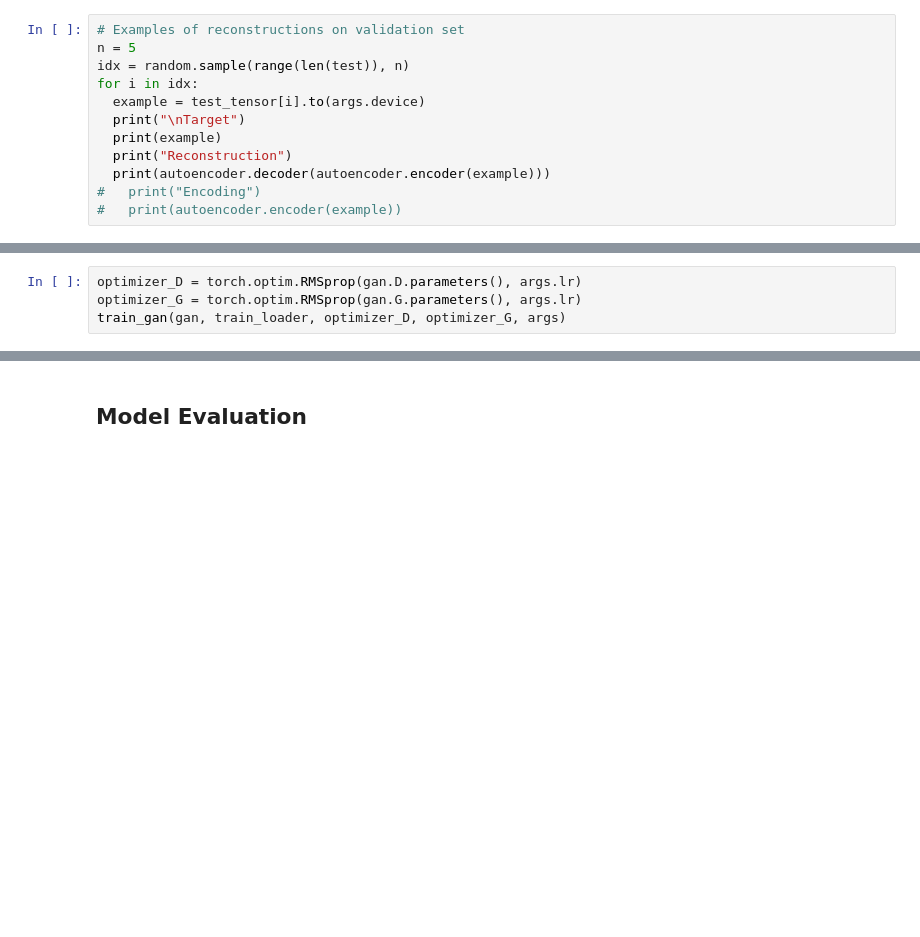
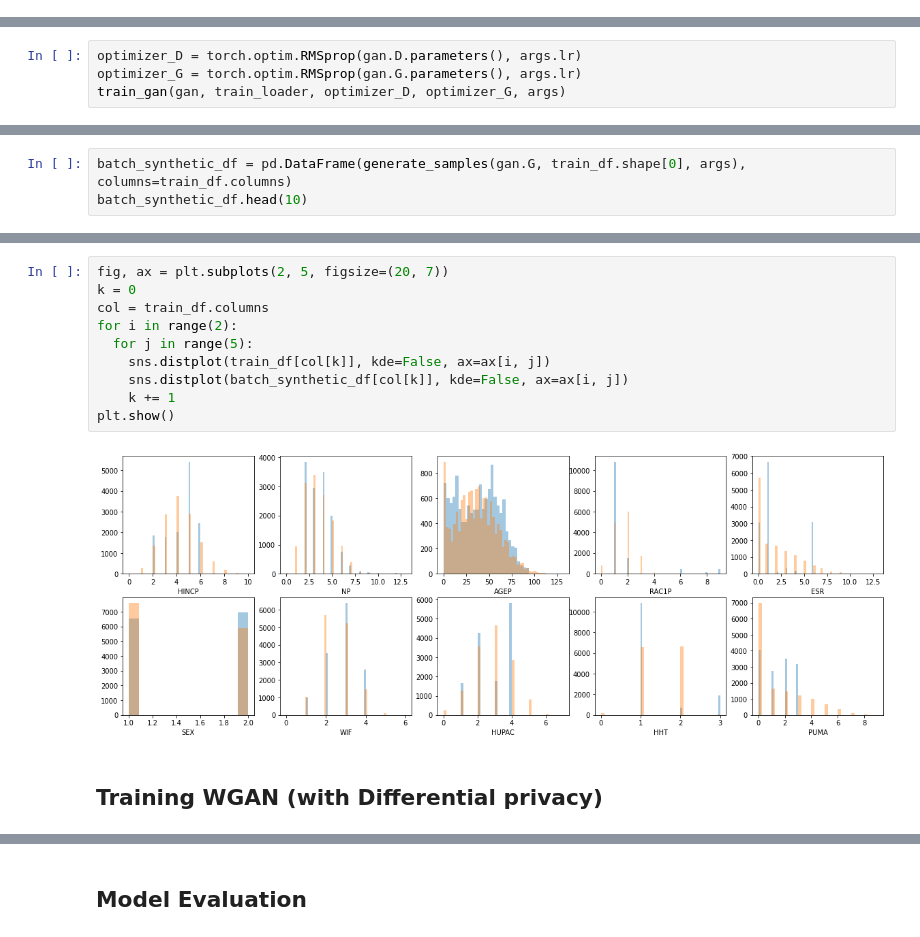
Before and after one commit to PascalJD/IFT6756, a Jupyter notebook: main.ipynb, the cells around one changed output, grey strips where cells are left out. Cells and saved outputs as stored; diff of their text form; blank space fills up the shorter version.

```diff
--- a/main.ipynb
+++ b/main.ipynb
@@ -217,12 +272,0 @@ plt.show()
-# %%
-# Examples of reconstructions on validation set
-n = 5
-idx = random.sample(range(len(test)), n)
-for i in idx:
-  example = test_tensor[i].to(args.device)
-  print("\nTarget")
-  print(example)
-  print("Reconstruction")
-  print(autoencoder.decoder(autoencoder.encoder(example)))
-#   print("Encoding")
-#   print(autoencoder.encoder(example))
@@ -323,0 +316,3 @@ gan.logs["approx. EM distance"][-10:]
+# %%
+batch_synthetic_df = pd.DataFrame(generate_samples(gan.G, train_df.shape[0], args), columns=train_df.columns)
+batch_synthetic_df.head(10)
@@ -323,0 +355,14 @@ gan.logs["approx. EM distance"][-10:]
+# %%
+fig, ax = plt.subplots(2, 5, figsize=(20, 7))
+k = 0
+col = train_df.columns
+for i in range(2):
+  for j in range(5):
+    sns.distplot(train_df[col[k]], kde=False, ax=ax[i, j])
+    sns.distplot(batch_synthetic_df[col[k]], kde=False, ax=ax[i, j])
+    k += 1
+plt.show()
+# %% [output]
+[figure, added]
+# %% [markdown]
+## Training WGAN (with Differential privacy)
```
Also changed, not shown: parts of 131 cells of this notebook, 2 other files.
